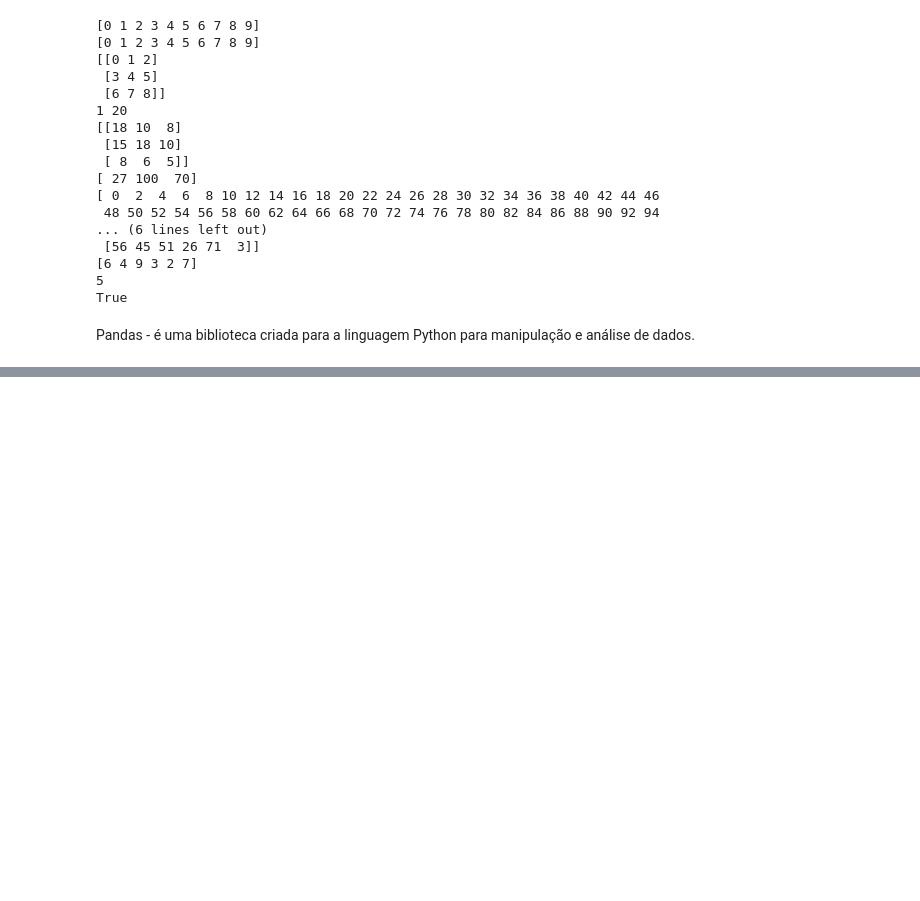
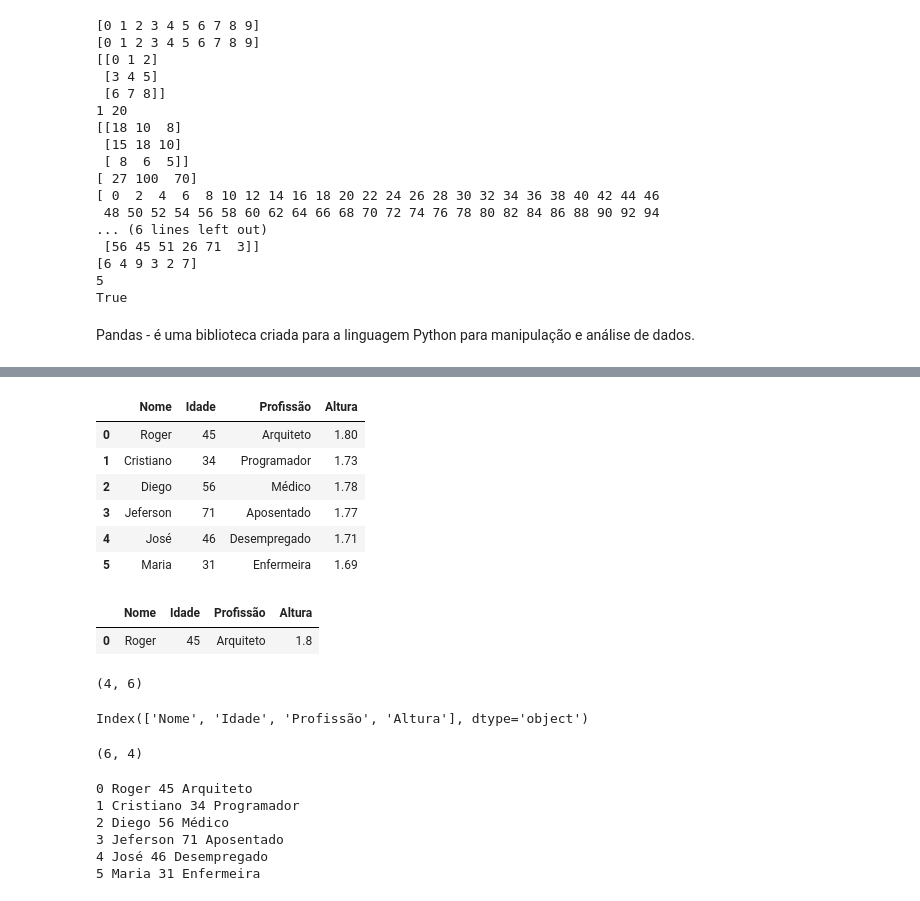
Before and after one commit to wendellbarcelos/Curso-Formacao-Cientista-de-Dados, a Jupyter notebook: Python.ipynb, the cells around one changed output, grey strips where cells are left out. Cells and saved outputs as stored; diff of their text form; code cells hidden in the pictures; blank space fills up the shorter version.

```diff
--- a/Python.ipynb
+++ b/Python.ipynb
@@ -864,0 +912,44 @@ Pandas - é uma biblioteca criada para a linguagem Python para manipulação e a
+# %%
+# Carregando dados
+data = pd.read_csv('./dados/pessoas.csv')
+data
+# %% [output]
+|  | Nome | Idade | Profissão | Altura |
+| 0 | Roger | 45 | Arquiteto | 1.80 |
+| 1 | Cristiano | 34 | Programador | 1.73 |
+| 2 | Diego | 56 | Médico | 1.78 |
+| 3 | Jeferson | 71 | Aposentado | 1.77 |
+| 4 | José | 46 | Desempregado | 1.71 |
+| 5 | Maria | 31 | Enfermeira | 1.69 |
+# %%
+# Localizando valores dentro do dataframe
+data.loc[data['Nome'] == 'Roger']
+# %% [output]
+|  | Nome | Idade | Profissão | Altura |
+| 0 | Roger | 45 | Arquiteto | 1.8 |
+# %%
+# Retornando quantidade de colunas e linhas
+len(data.columns), len(data.index)
+# %% [output]
+(4, 6)
+# %%
+# Retornando as colunas
+data.columns
+# %% [output]
+Index(['Nome', 'Idade', 'Profissão', 'Altura'], dtype='object')
+# %%
+# Verificando o tamanho do dataframe
+data.shape
+# %% [output]
+(6, 4)
+# %%
+# Percorrendo cada linha pela coluna
+for indice, linha in data.iterrows():
+    print(indice, linha[0], linha[1], linha[2])
+# %% [output]
+0 Roger 45 Arquiteto
+1 Cristiano 34 Programador
+2 Diego 56 Médico
+3 Jeferson 71 Aposentado
+4 José 46 Desempregado
+5 Maria 31 Enfermeira
```
Also changed, not shown: parts of 7 cells of this notebook, 1 other file.
